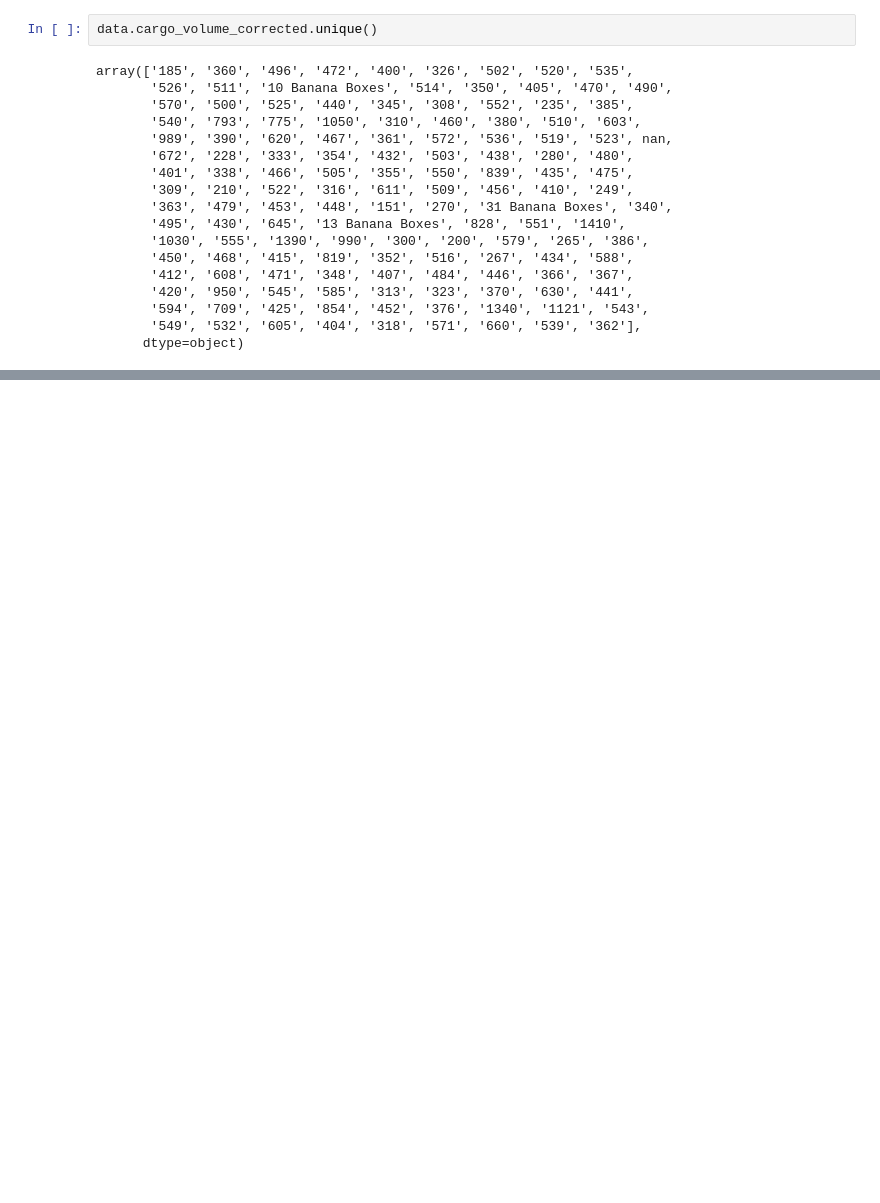
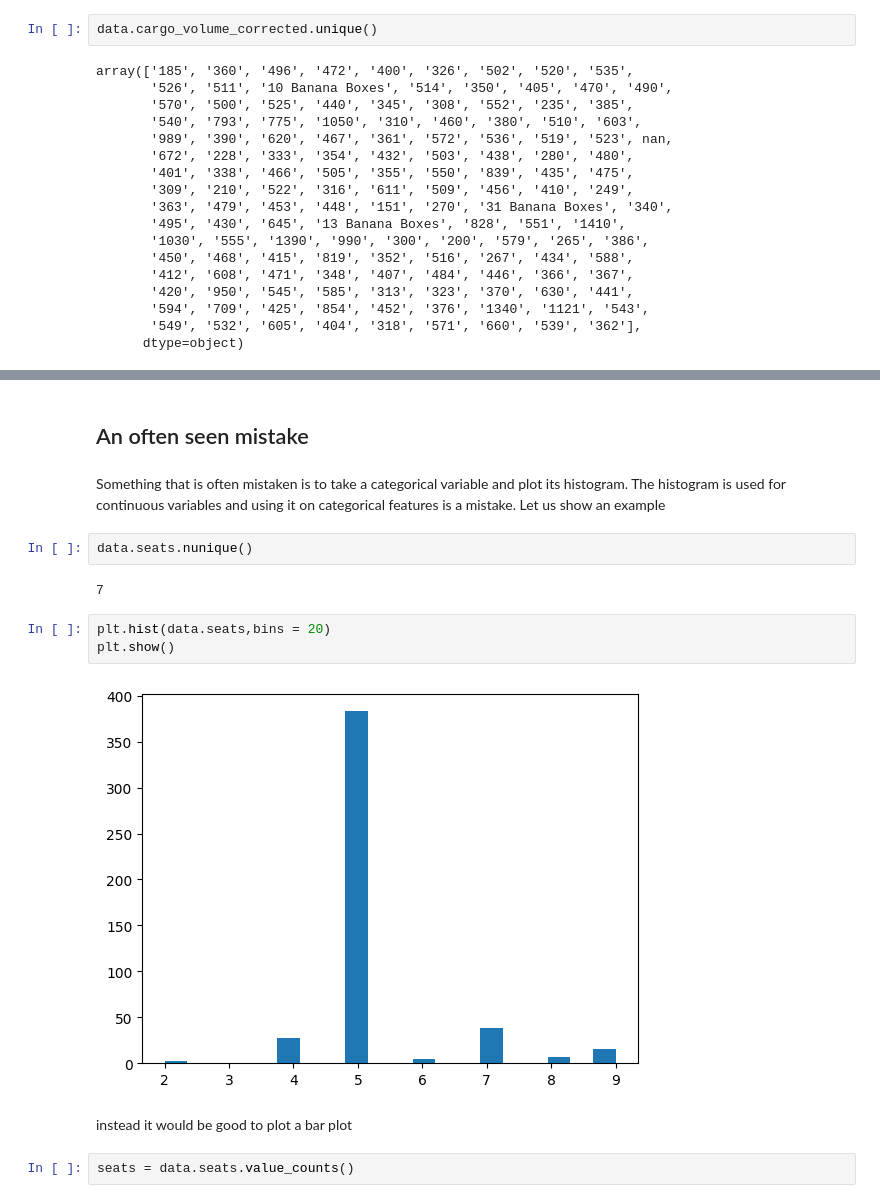
Before and after one commit to Stoymirov/Data_science_homeworks, a Jupyter notebook: 03. Data vis/Untitled.ipynb, the cells around one changed output, grey strips where cells are left out. Saved outputs shown, nothing was run; the diff lists cells and outputs as text; blank space fills up the shorter version.

```diff
--- a/03. Data vis/Untitled.ipynb
+++ b/03. Data vis/Untitled.ipynb
@@ -231,0 +254,17 @@ Let us go through the steps we did and why we did it. I want to plot a histogram
+# %% [markdown]
+## An often seen mistake
+# %% [markdown]
+Something that is often mistaken is to take a categorical variable and plot its histogram. The histogram is used for continuous variables and using it on categorical features is a mistake. Let us show an example
+# %%
+data.seats.nunique()
+# %% [output]
+7
+# %%
+plt.hist(data.seats,bins = 20)
+plt.show()
+# %% [output]
+[figure, added]
+# %% [markdown]
+instead it would be good to plot a bar plot
+# %%
+seats = data.seats.value_counts()
```
Also changed, not shown: parts of 17 cells of this notebook.
